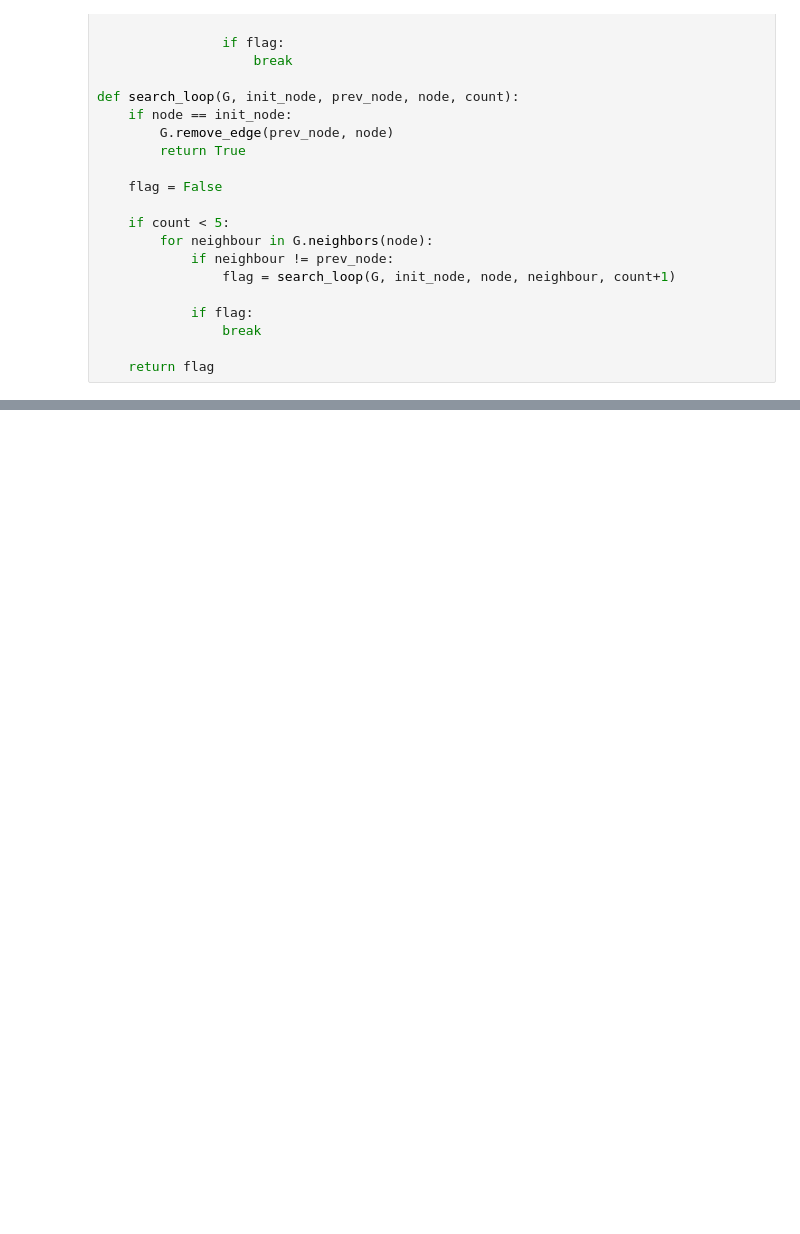
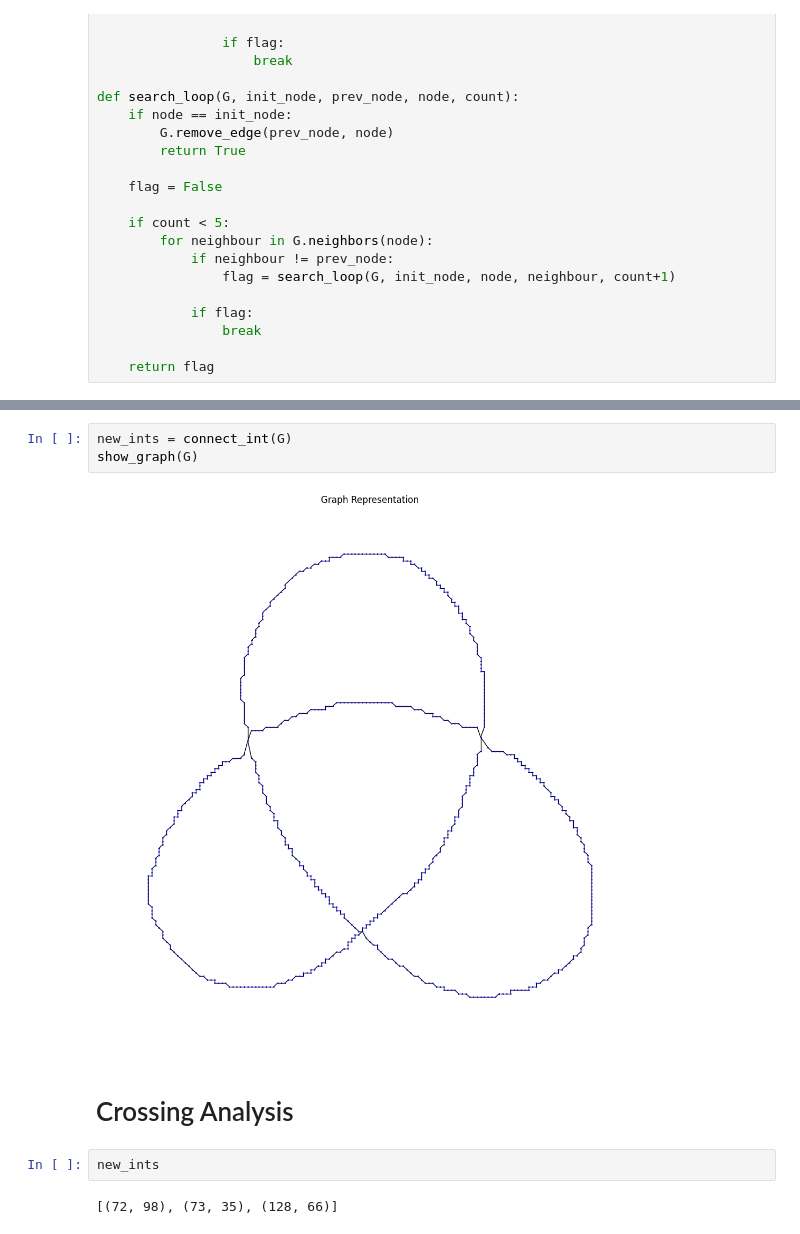
Before and after one commit to PhilJ0ly/knotId, a Jupyter notebook: skeleton_zhang.ipynb, the cells around one changed output, grey strips where cells are left out. Saved outputs shown, nothing was run; the diff lists cells and outputs as text; blank space fills up the shorter version.

Commit message:
connected intersections

```diff
--- a/skeleton_zhang.ipynb
+++ b/skeleton_zhang.ipynb
@@ -227,0 +271,11 @@ show_graph(G)
+# %%
+new_ints = connect_int(G)
+show_graph(G)
+# %% [output]
+[figure, added]
+# %% [markdown]
+# Crossing Analysis
+# %%
+new_ints
+# %% [output]
+[(72, 98), (73, 35), (128, 66)]
```
Also changed, not shown: parts of 8 cells of this notebook.
